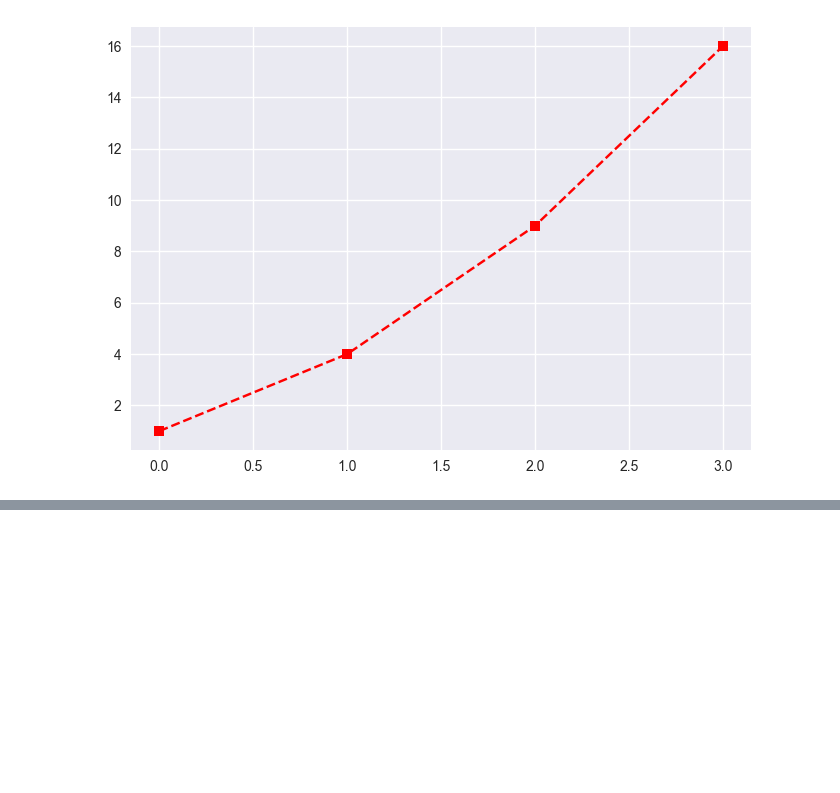
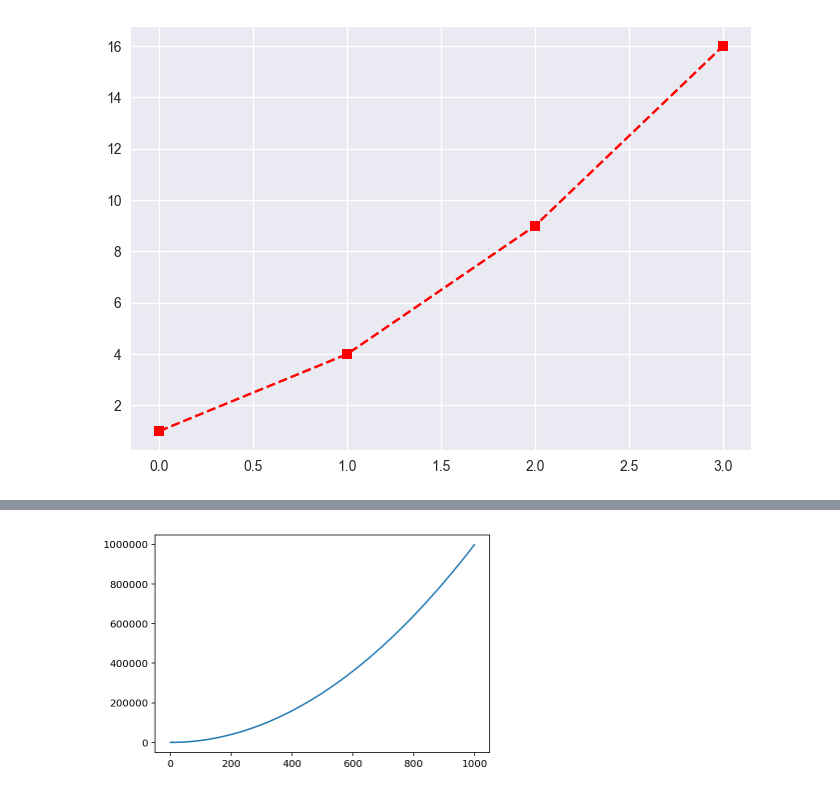
Before and after one commit to zzsza/TIL, a Jupyter notebook: python/matplotlib style custom ( retina style ).ipynb, the cells around one changed output, grey strips where cells are left out. Cells and saved outputs as stored; diff of their text form; code cells hidden in the pictures; blank space fills up the shorter version.

```diff
--- a/python/matplotlib style custom.ipynb
+++ b/python/matplotlib style custom ( retina style ).ipynb
@@ -36,0 +44,6 @@ plt.show()
+# %%
+%config InlineBackend.figure_format = 'retina'
+plt.plot(x,y)
+plt.show();
+# %% [output]
+[figure, added]
```
Also changed, not shown: parts of 1 cell of this notebook.
